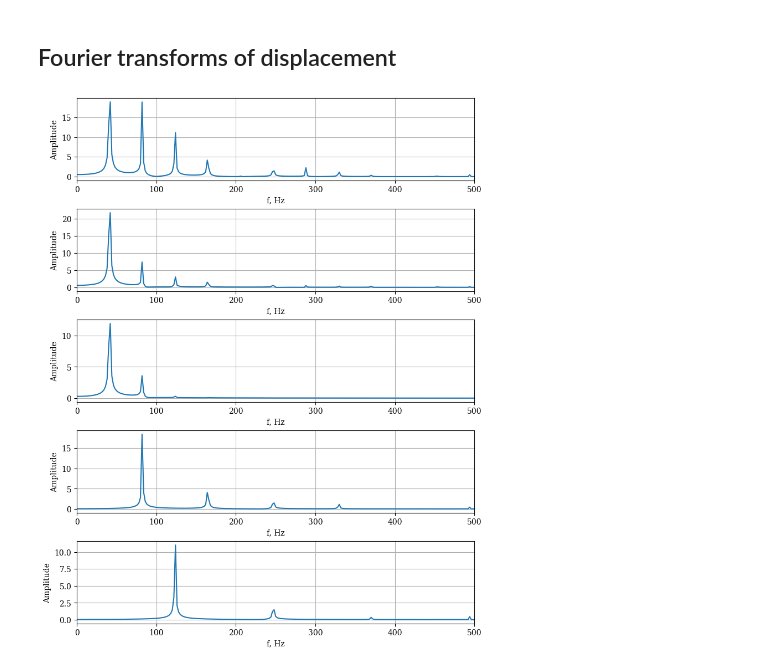
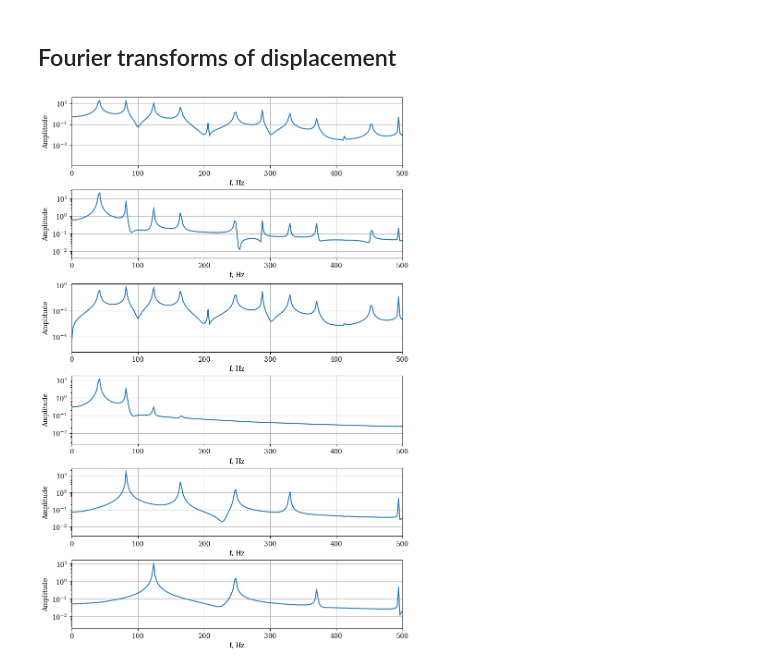
Before and after one commit to ELFREELAND/string_instrument, a Jupyter notebook: analysis.ipynb, the cells around one changed output. Cells and saved outputs as stored; diff of their text form; code cells hidden in the pictures.

```diff
--- a/analysis.ipynb
+++ b/analysis.ipynb
@@ -20,6 +20,9 @@ with open("op_p.dat", "rb") as f:
 
 with open("op_n.dat", "rb") as f:
     s_op_n = pickle.load(f)
+
+with open("op_h.dat", "rb") as f:
+    s_op_h = pickle.load(f)
 
 with open("palm.dat", "rb") as f:
     s_palm = pickle.load(f)
@@ -32,14 +35,16 @@ with open("har3.dat", "rb") as f:
 # %% [markdown]
 ## Plotting displacement vs. time at x=0.6 m
 # %%
-f, (ax1, ax2, ax3, ax4, ax5) = plt.subplots(nrows=5, figsize=(8, 10))
+f, (ax1, ax2, ax3, ax4, ax5, ax6) = plt.subplots(nrows=6, figsize=(8, 12))
 
 ax1.plot(s_op_p["t"], s_op_p["y"][400,:])
 ax2.plot(s_op_n["t"], s_op_n["y"][400,:])
-ax3.plot(s_palm["t"], s_palm["y"][400,:])
-ax4.plot(s_har2["t"], s_har2["y"][400,:])
-ax5.plot(s_har3["t"], s_har3["y"][400,:])
+ax3.plot(s_op_h["t"], s_op_h["y"][400,:])
+ax4.plot(s_palm["t"], s_palm["y"][400,:])
+ax5.plot(s_har2["t"], s_har2["y"][400,:])
+ax6.plot(s_har3["t"], s_har3["y"][400,:])
 
-for a in (ax1, ax2, ax3, ax4, ax5):
+for a in (ax1, ax2, ax3, ax4, ax5, ax6):
     a.grid(True)
+    #a.set_xlim(0.5, 0.53)
 # %% [output]
@@ -47,30 +52,32 @@ for a in (ax1, ax2, ax3, ax4, ax5):
 # %% [markdown]
 ## Fourier transforms of displacement
 # %%
-f, (ax1, ax2, ax3, ax4, ax5) = plt.subplots(nrows=5, layout="constrained", figsize=(8, 10))
+f, (ax1, ax2, ax3, ax4, ax5, ax6) = plt.subplots(nrows=6, layout="constrained", figsize=(8, 12))
 
-ft=sp.fft.fft(s_op_p["y"][400,5000:])
-ft2=sp.fft.fft(s_op_n["y"][400,5000:])
-ft3=sp.fft.fft(s_palm["y"][400,5000:])
-ft4=sp.fft.fft(s_har2["y"][400,5000:])
-ft5=sp.fft.fft(s_har3["y"][400,5000:])
+ft_op_p=sp.fft.fft(s_op_p["y"][400,5000:])
+ft_op_n=sp.fft.fft(s_op_n["y"][400,5000:])
+ft_op_h=sp.fft.fft(s_op_h["y"][400,5000:])
+ft_palm=sp.fft.fft(s_palm["y"][400,5000:])
+ft_har2=sp.fft.fft(s_har2["y"][400,5000:])
+ft_har3=sp.fft.fft(s_har3["y"][400,5000:])
 
 
-ax1.plot(np.arange(ft.size)*2, np.absolute(ft))
-ax2.plot(np.arange(ft2.size)*2, np.absolute(ft2))
-ax3.plot(np.arange(ft3.size)*2, np.absolute(ft3))
-ax4.plot(np.arange(ft4.size)*2, np.absolute(ft4))
-ax5.plot(np.arange(ft5.size)*2, np.absolute(ft5))
+ax1.plot(np.arange(ft_op_p.size)*2, np.absolute(ft_op_p))
+ax2.plot(np.arange(ft_op_n.size)*2, np.absolute(ft_op_n))
+ax3.plot(np.arange(ft_op_h.size)*2, np.absolute(ft_op_h))
+ax4.plot(np.arange(ft_palm.size)*2, np.absolute(ft_palm))
+ax5.plot(np.arange(ft_har2.size)*2, np.absolute(ft_har2))
+ax6.plot(np.arange(ft_har3.size)*2, np.absolute(ft_har3))
 
-for a in (ax1, ax2, ax3, ax4, ax5):
+for a in (ax1, ax2, ax3, ax4, ax5, ax6):
     a.set_xlim(left=0, right=500)
-    #a.set_yscale("log")
+    a.set_yscale("log")
     #a.set_ylim(bottom=10**-2.5)
     a.grid(True)
     #because the simulation duration is 1 second, frequencies are in units of Hz
     a.set_xlabel("f, Hz")
     a.set_ylabel("Amplitude")
 
 #plt.savefig("ftt.png", dpi=500)
 # %% [output]
-[figure, old version]
+[figure, new version]
```
Also changed, not shown: parts of 1 cell of this notebook, 7 other files.
